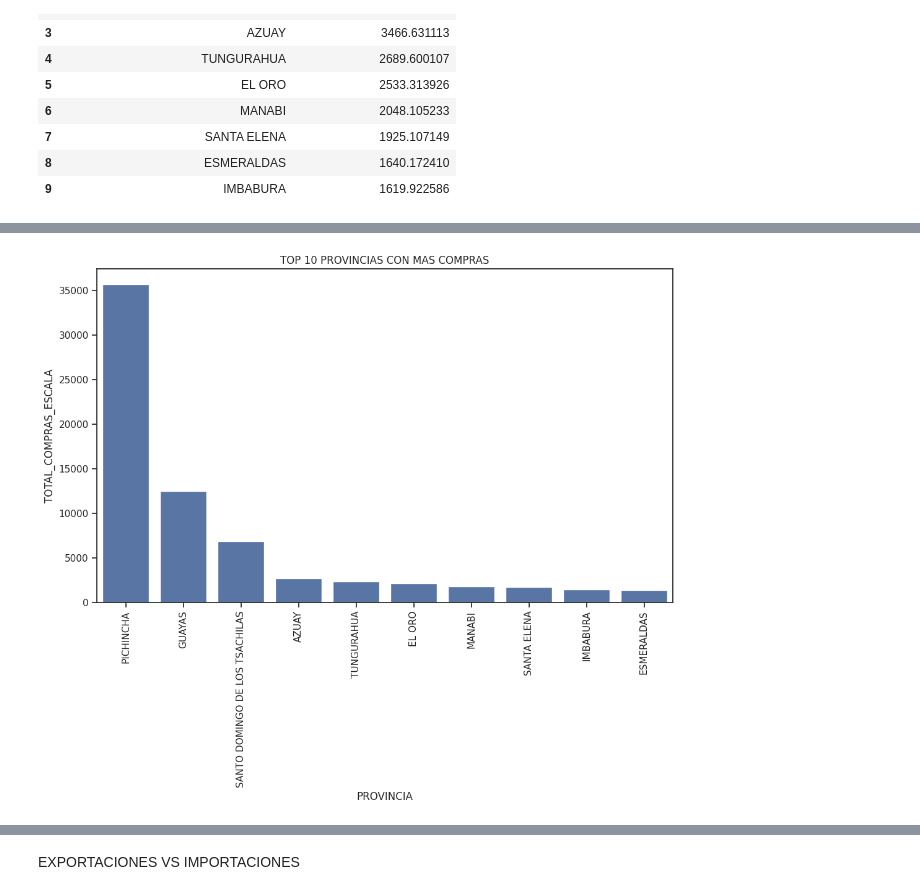
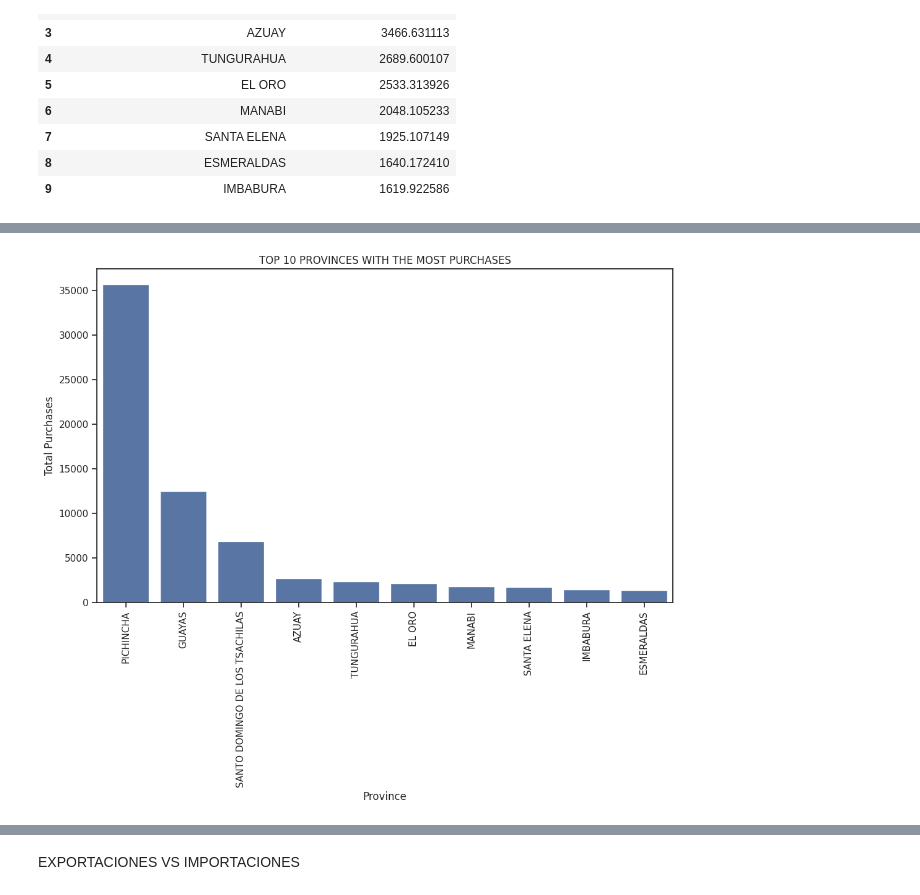
Before and after one commit to eluzuriaga83/data_science_bootcamp, a Jupyter notebook: SRI/Project_SRI.ipynb, the cells around one changed output, grey strips where cells are left out. Cells and saved outputs as stored; diff of their text form; code cells hidden in the pictures.

```diff
--- a/SRI/Project_SRI.ipynb
+++ b/SRI/Project_SRI.ipynb
@@ -224,10 +238,13 @@ top_compras.head(2)
 # %%
 fig, ax = plt.subplots(figsize=(12, 7))
 
 sns.set_theme(style='ticks')#'darkgrid')
 sns.barplot(x=top_compras.PROVINCIA, y=top_compras.TOTAL_COMPRAS_ESCALA)
-plt.title('TOP 10 PROVINCIAS CON MAS COMPRAS')
+plt.ylabel("Total Purchases")
+plt.xlabel("Province")
+
+plt.title('TOP 10 PROVINCES WITH THE MOST PURCHASES')
 plt.xticks(rotation=90)
 plt.show()
 # %% [output]
-[figure, old version]
+[figure, new version]
```
Also changed, not shown: parts of 34 cells of this notebook.
